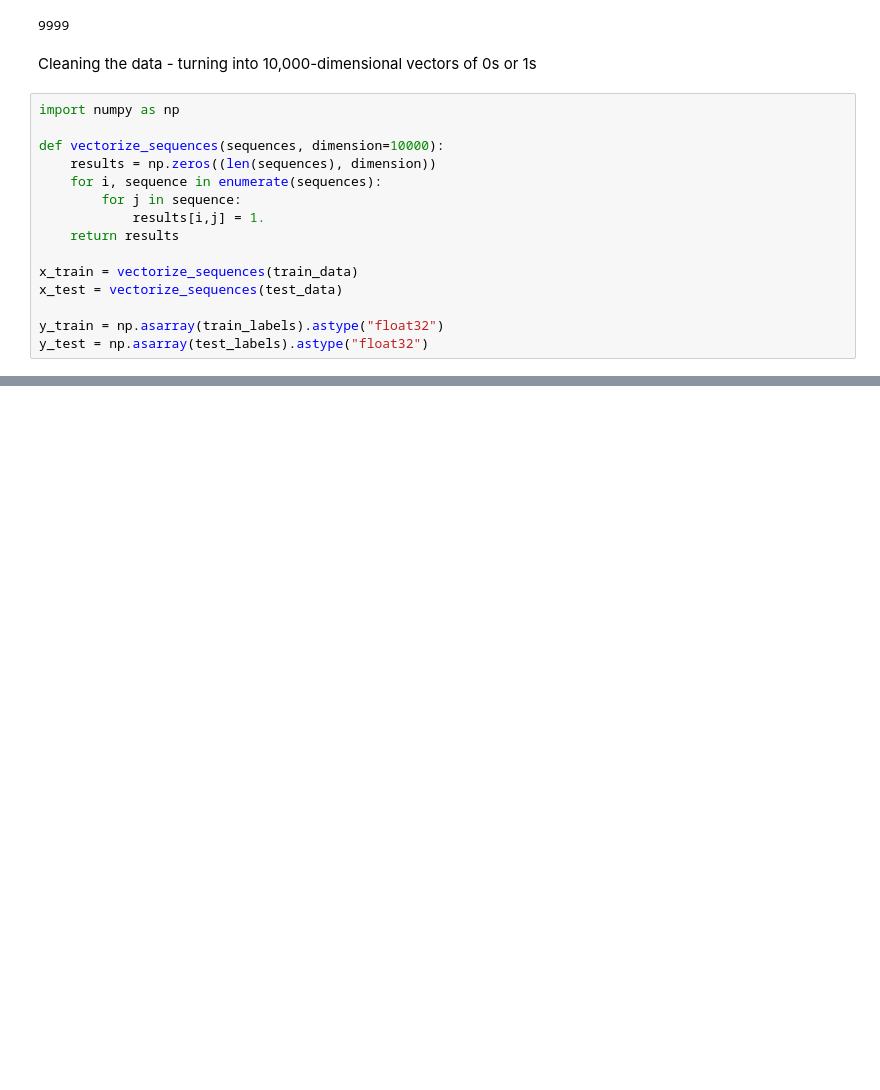
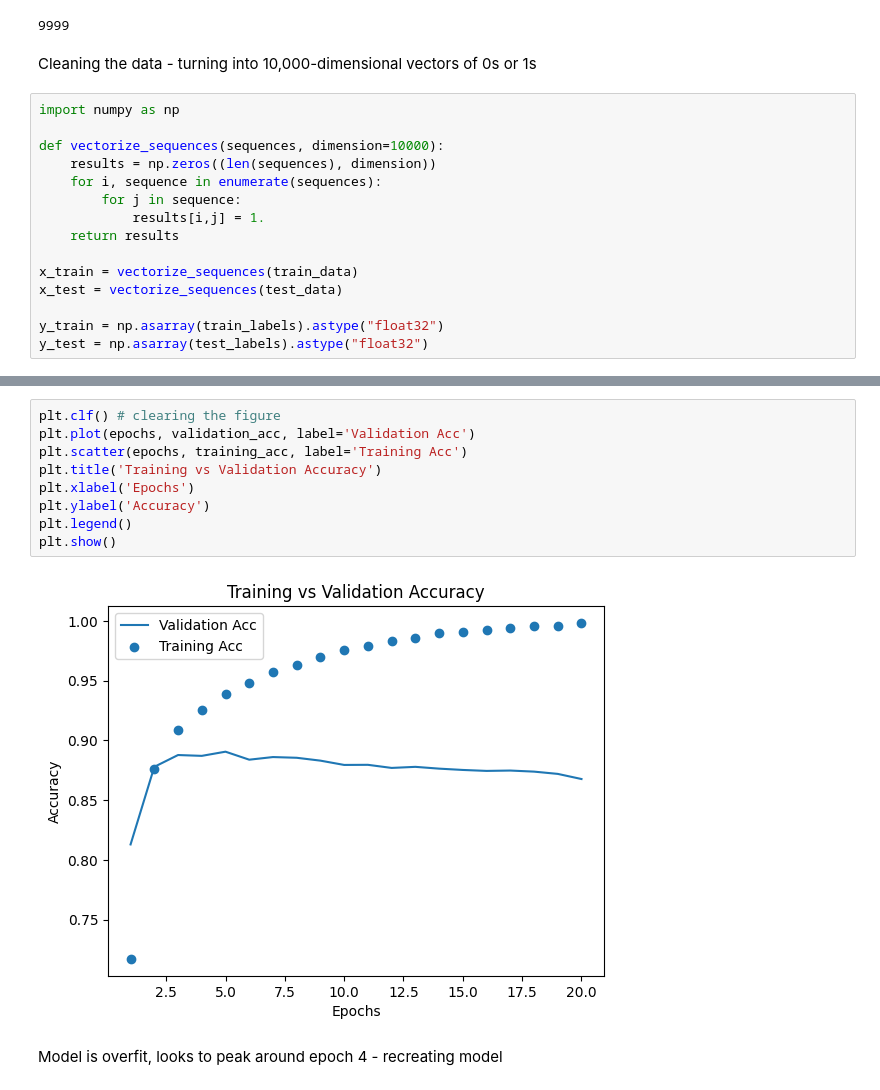
Before and after one commit to ZacharyRizer/machine-learning-practice, a Jupyter notebook: binary_classification.ipynb, the cells around one changed output, grey strips where cells are left out. Drawn from its saved outputs; the diff is of its cells as text; blank space fills up the shorter version.

```diff
--- a/binary_classification.ipynb
+++ b/binary_classification.ipynb
@@ -31,0 +101,13 @@ y_test = np.asarray(test_labels).astype("float32")
+# %%
+plt.clf() # clearing the figure
+plt.plot(epochs, validation_acc, label='Validation Acc')
+plt.scatter(epochs, training_acc, label='Training Acc')
+plt.title('Training vs Validation Accuracy')
+plt.xlabel('Epochs')
+plt.ylabel('Accuracy')
+plt.legend()
+plt.show()
+# %% [output]
+[figure, added]
+# %% [markdown]
+Model is overfit, looks to peak around epoch 4 - recreating model
```
Also changed, not shown: parts of 12 cells of this notebook, 1 other file.
